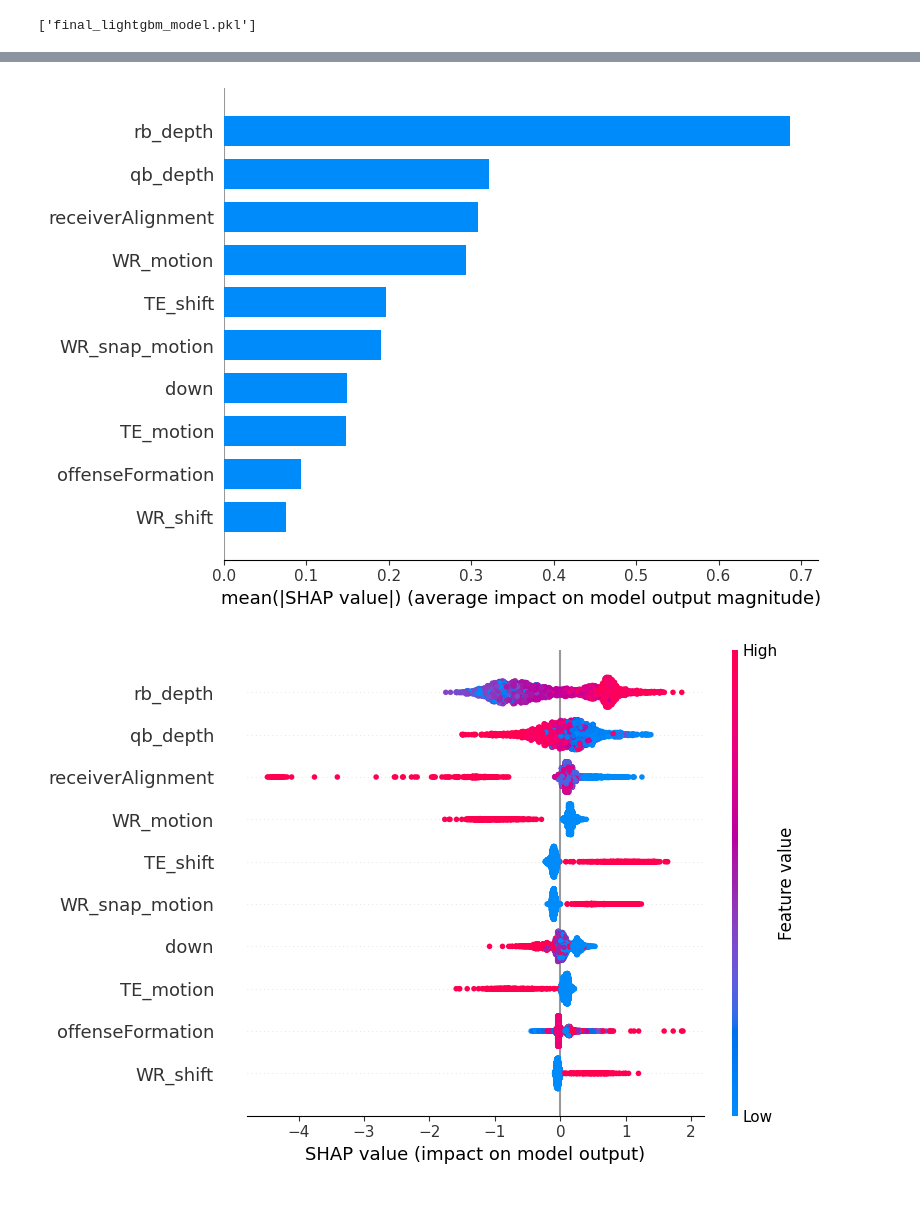
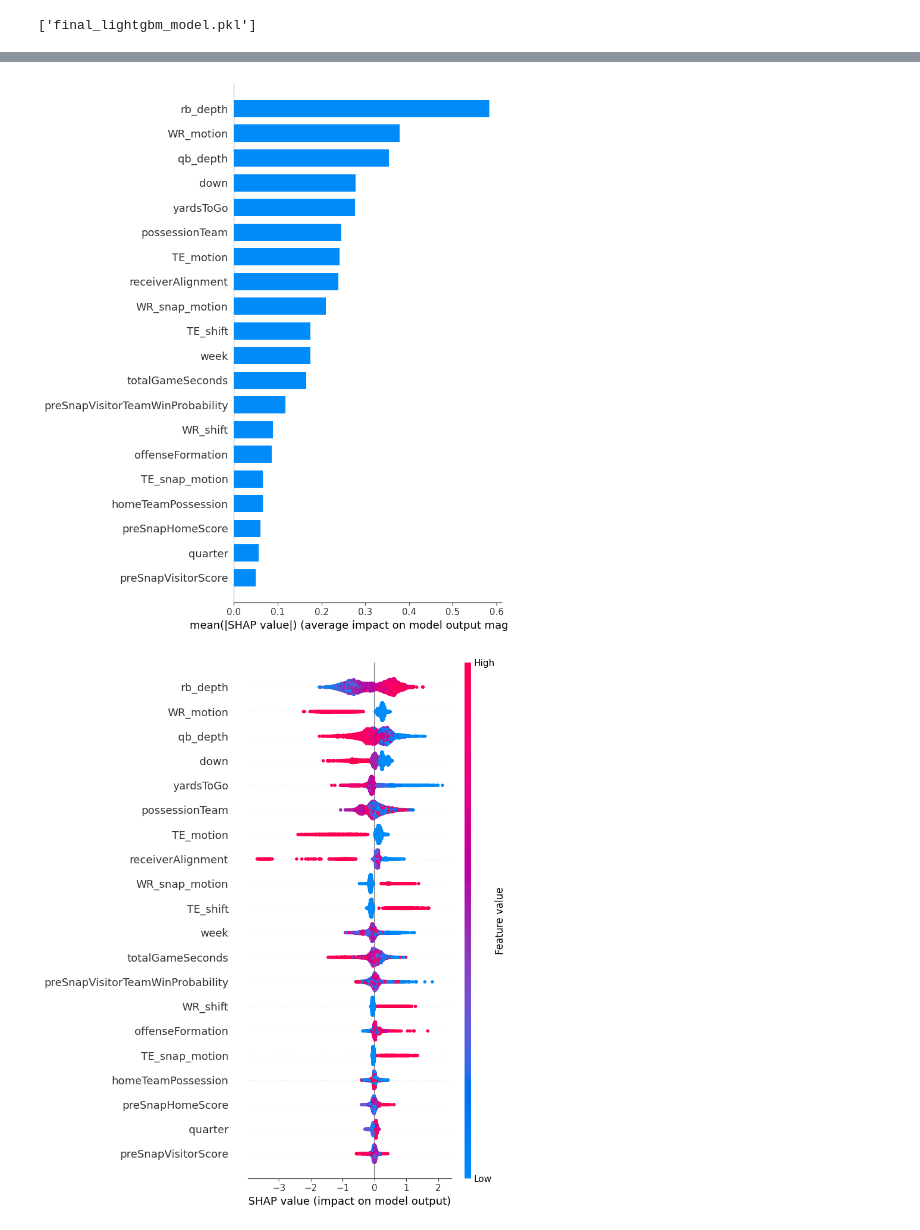
Before and after one commit to ajmoore12/BDB_2025, a Jupyter notebook: Code/bigdata_pm.ipynb, the cells around one changed output, grey strips where cells are left out. Cells and saved outputs as stored; diff of their text form; code cells hidden in the pictures; blank space fills up the shorter version.

```diff
--- a/Code/bigdata_pm.ipynb
+++ b/Code/bigdata_pm.ipynb
@@ -130,9 +130,8 @@ TE_shift                              Int64
 week                                  int64
 dtype: object
 # %%
-def convert_game_clock(clock):
-    mins, secs = map(int, clock.split(":"))
-    return mins * 60 + secs
+def convert_game_clock_to_seconds(clock_str):
+    minutes, seconds = map(int, clock_str.split(':'))
+    return minutes * 60 + seconds
 
-final_df['gameClock_seconds'] = final_df['gameClock'].apply(convert_game_clock)
-final_df = final_df.drop(columns=['gameClock'])
+final_df['gameClockSeconds'] = final_df['gameClock'].apply(convert_game_clock_to_seconds)
@@ -160,7 +174,7 @@ dtype: int64
 from sklearn.model_selection import train_test_split
 
 # Separate features and target
-X = final_df.drop(columns=['target_rush', 'gameId', 'playId', ])
+X = final_df.drop(columns=['target_rush', 'gameId', 'playId', 'gameClock', 'gameClockSeconds' ])
 y = final_df['target_rush']
 
 # Train-test split
@@ -173,11 +187,19 @@ Train shape: (12722, 31), Test shape: (3181, 31)
 final_df.to_csv("preprocessed_modeling_data.csv", index=False)
 # %%
 import xgboost as xgb
-from sklearn.model_selection import KFold, cross_val_score
-from sklearn.metrics import accuracy_score, roc_auc_score, classification_report, confusion_matrix, roc_curve
-xgb.set_config(verbosity=0)
+from sklearn.model_selection import train_test_split, KFold, cross_val_score
+from sklearn.metrics import roc_auc_score, accuracy_score
+from bayes_opt import BayesianOptimization
+import numpy as np
+import pandas as pd
+import matplotlib.pyplot as plt
 
-# Define Bayesian Optimization for XGBoost
+# Split data into train/validation/test sets
+X_train, X_test, y_train, y_test = train_test_split(
+    X, y, test_size=0.2, random_state=42, stratify=y
+)
+
+# Define Bayesian Optimization for XGBoost with Cross-Validation
 def xgb_cv(max_depth, learning_rate, n_estimators, colsample_bytree, subsample):
     model = xgb.XGBClassifier(
         max_depth=int(max_depth),
@@ -189,7 +211,7 @@ def xgb_cv(max_depth, learning_rate, n_estimators, colsample_bytree, subsample):
         eval_metric='logloss'
     )
     kf = KFold(n_splits=5, shuffle=True, random_state=42)
-    cv_result = cross_val_score(model, X_train, y_train, cv=kf, scoring="accuracy")
+    cv_result = cross_val_score(model, X_train, y_train, cv=kf, scoring="roc_auc")
     return cv_result.mean()
 
 # Parameter bounds for optimization
@@ -504,33 +580,33 @@ ROC-AUC: 0.8301844110433717
 # %%
 # Step 1: Initialize the SHAP Explainer for LightGBM
 explainer = shap.TreeExplainer(final_model)
 
 # Step 2: Compute SHAP Values for the Test Data
-shap_values = explainer.shap_values(X_test_top)
+shap_values = explainer.shap_values(X_test_optimal)
 
 # Step 3: Summary Plot (Global Feature Importance)
 # Visualize global feature importance across the dataset
-shap.summary_plot(shap_values, X_test_top, plot_type="bar")
+shap.summary_plot(shap_values, X_test_optimal, plot_type="bar")
 
 # Step 4: Detailed Summary Plot
 # Shows the distribution of SHAP values for each feature
-shap.summary_plot(shap_values, X_test_top)
+shap.summary_plot(shap_values, X_test_optimal)
 
 # Step 5: Dependence Plot for 'rb_depth' vs. 'target_rush'
 # Ensure 'rb_depth' is a feature in X_test_top
-if 'rb_depth' in X_test_top.columns:
-    shap.dependence_plot('rb_depth', shap_values, X_test_top)
+if 'rb_depth' in X_test_optimal.columns:
+    shap.dependence_plot('rb_depth', shap_values, X_test_optimal)
 else:
     print("Feature 'rb_depth' not found in the test dataset.")
 
 # Step 6: Force Plot (Individual Prediction)
 # Ensure compatibility with scalar expected_value
 shap.force_plot(
     explainer.expected_value,  # Scalar expected value
     shap_values[0],            # SHAP values for the first row
-    X_test_top.iloc[0, :],     # First row of test data
+    X_test_optimal.iloc[0, :],     # First row of test data
     matplotlib=True
 )
 # %% [output]
-[figure, old version]
+[figure, new version]
-[figure, old version]
+[figure, new version]
```
Also changed, not shown: parts of 12 cells of this notebook.
